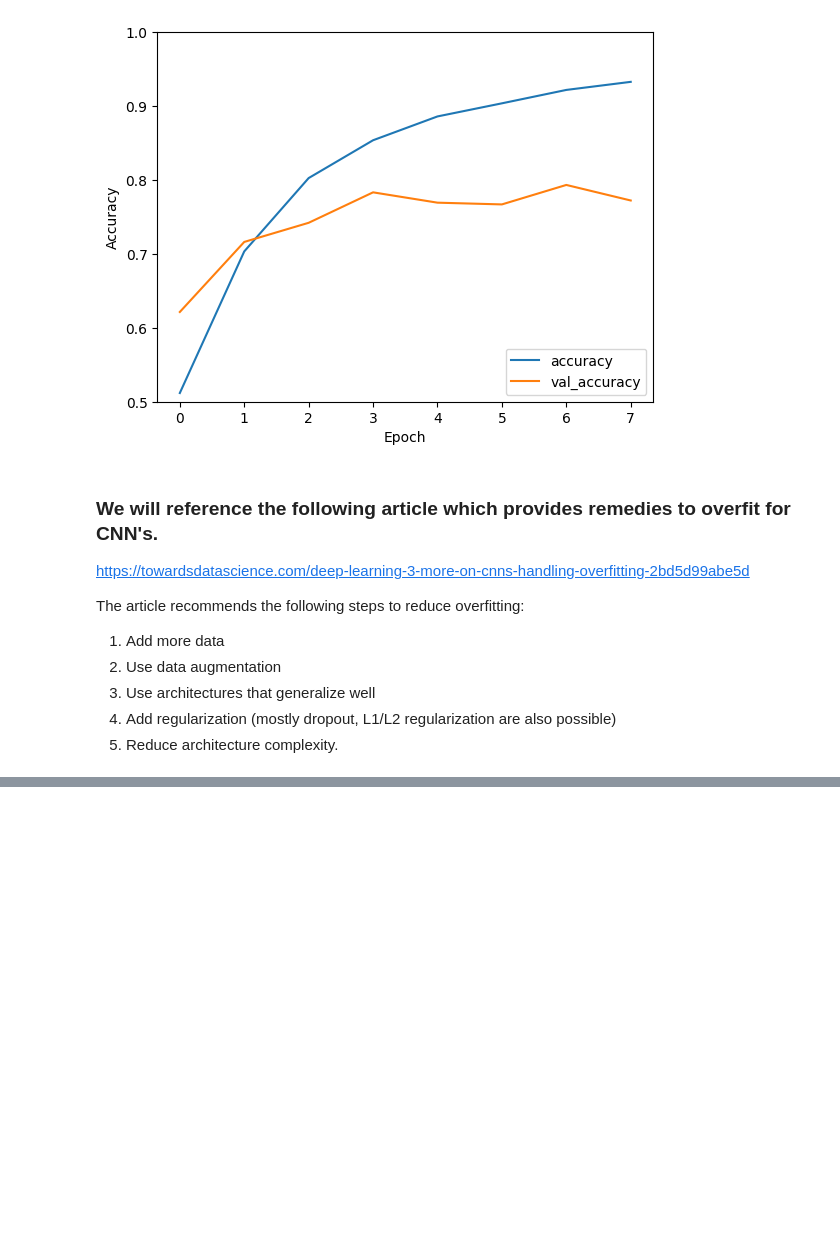
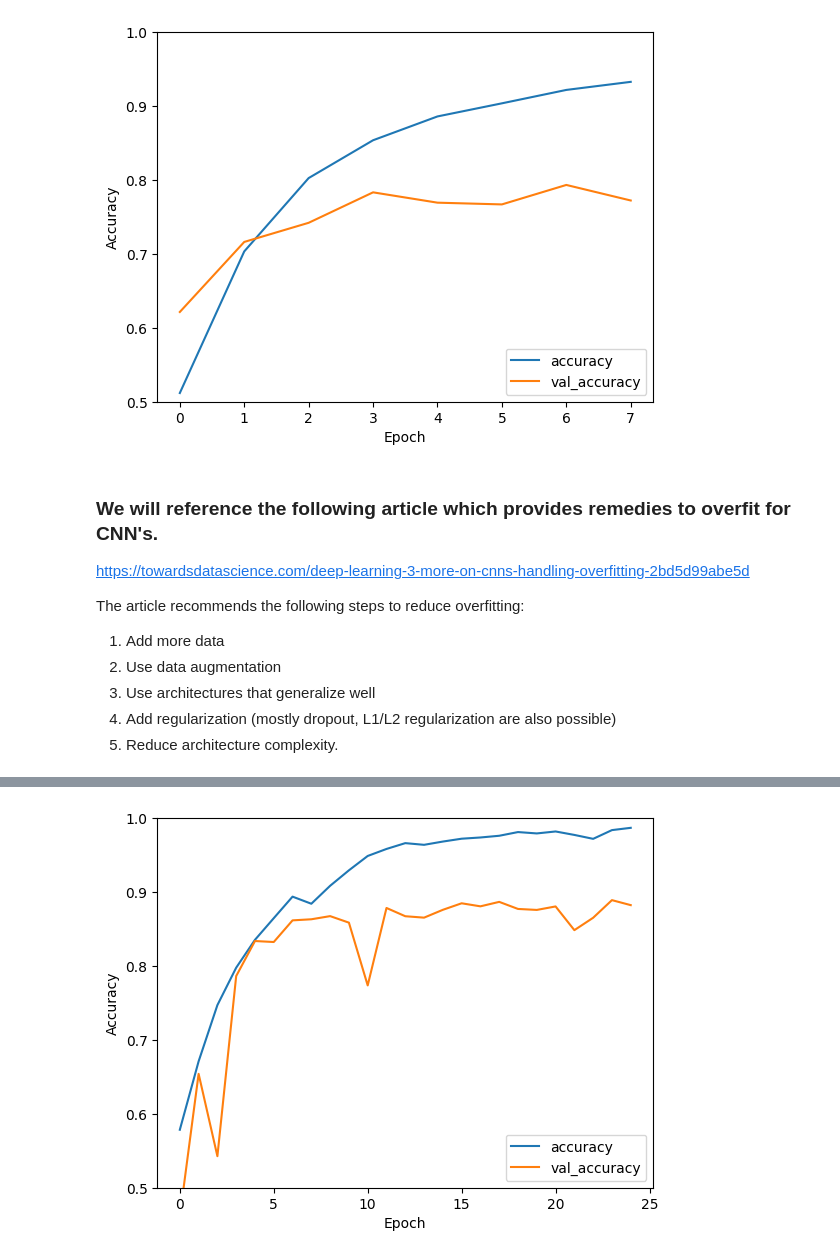
Before and after one commit to jshelb/alzheimers-ml-classification, a Jupyter notebook: models/CNN/CNN.ipynb, the cells around one changed output, grey strips where cells are left out. Saved outputs shown, nothing was run; the diff lists cells and outputs as text; code cells hidden in the pictures; blank space fills up the shorter version.

Commit message:
CNN with 87-89pct val accuracy

```diff
--- a/models/CNN/CNN.ipynb
+++ b/models/CNN/CNN.ipynb
@@ -16,7 +16,7 @@ train_ds = tf.keras.preprocessing.image_dataset_from_directory(
                 class_names=None,
                 color_mode="rgb",
                 batch_size=32,
-                image_size=(180, 180),  # can change this, maybe avg dimensions over all pics
+                image_size=(176, 208),  # can change this, maybe avg dimensions over all pics
                 shuffle=True,
                 seed=69, #haha
                 validation_split=.2,
@@ -33,7 +33,7 @@ val_ds = tf.keras.preprocessing.image_dataset_from_directory(
                 class_names=None,
                 color_mode="rgb",
                 batch_size=32,
-                image_size=(180, 180),  # can change this, maybe avg dimensions over all pics
+                image_size=(176, 208),  # can change this, maybe avg dimensions over all pics
                 shuffle=True,
                 seed=69, #haha
                 validation_split=.2,
@@ -42,6 +42,12 @@ val_ds = tf.keras.preprocessing.image_dataset_from_directory(
                 follow_links=False,
                 crop_to_aspect_ratio=False
             )
+
+def one_hot(image, label):
+    return image, tf.one_hot(label, 4)
+
+train_ds = train_ds.map(one_hot)
+val_ds = val_ds.map(one_hot)
 # %% [output]
 Found 33984 files belonging to 4 classes.
 Using 27188 files for training.
@@ -133,3 +139,23 @@ The article recommends the following steps to reduce overfitting:
 3. Use architectures that generalize well
 4. Add regularization (mostly dropout, L1/L2 regularization are also possible)
 5. Reduce architecture complexity.
+# %%
+tweak1 = Sequential()
+tweak1.add(Conv2D(32, (3,3), activation='relu', input_shape=(176, 208, 3)))
+tweak1.add(BatchNormalization())
+tweak1.add(MaxPooling2D((2,2)))
+tweak1.add(Dropout(0.4))
+tweak1.add(Conv2D(64, (3,3), activation='relu'))
+tweak1.add(BatchNormalization())
+tweak1.add(MaxPooling2D((2,2)))
+tweak1.add(Dropout(0.4))
+#tweak1.add(Conv2D(64, (3,3), activation='relu'))
+
+#add dense layers
+tweak1.add(Flatten())
+tweak1.add(Dense(250, activation='relu'))
+tweak1.add(BatchNormalization())
+tweak1.add(Dropout(0.2))
+tweak1.add(Dense(4, activation='softmax'))
+
+tweak1.summary()
@@ -135,0 +180,3 @@ The article recommends the following steps to reduce overfitting:
+# %%
+tweak1.compile(optimizer='adam', loss = CategoricalCrossentropy(), metrics=['accuracy'])
+history = tweak1.fit(train_ds, validation_data=val_ds, epochs=25)
@@ -135,0 +204,3 @@ The article recommends the following steps to reduce overfitting:
+# %%
+# going to run a few more epochs to see if we can improve
+history2 = tweak1.fit(train_ds, validation_data=val_ds, epochs=5)
@@ -135,0 +218,10 @@ The article recommends the following steps to reduce overfitting:
+# %%
+plt.plot(history.history['accuracy'], label='accuracy')
+plt.plot(history.history['val_accuracy'], label = 'val_accuracy')
+plt.xlabel('Epoch')
+plt.ylabel('Accuracy')
+plt.ylim([0.5, 1])
+plt.legend(loc='lower right')
+
+test_loss, test_acc = tweak1.evaluate(val_ds, verbose=2)
+# %% [output]
@@ -135,0 +229 @@ The article recommends the following steps to reduce overfitting:
+[figure, added]
```
Also changed, not shown: parts of 6 cells of this notebook.
